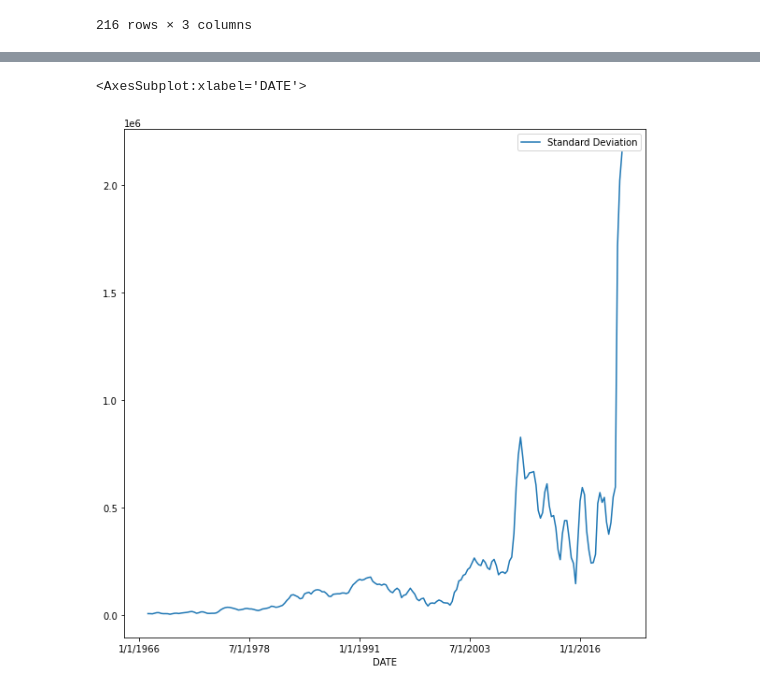
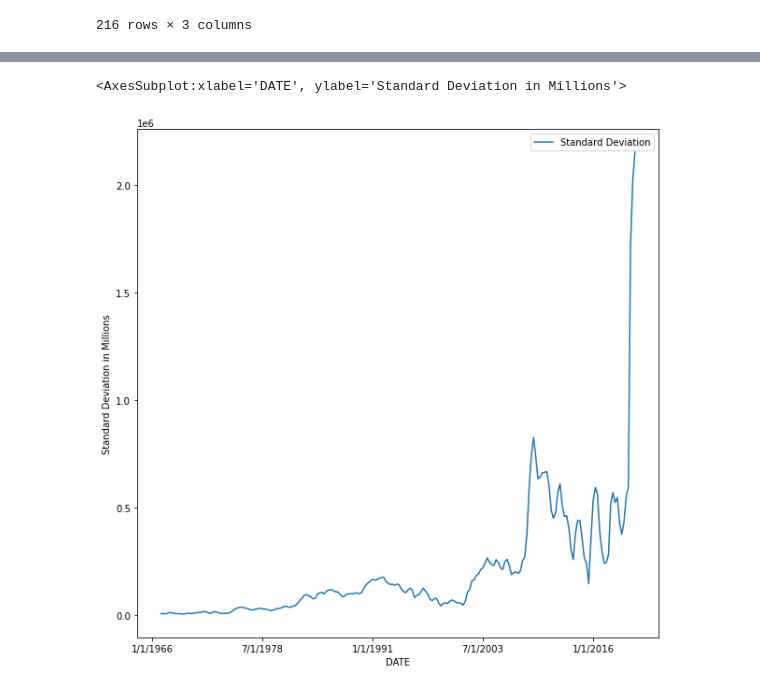
Before and after one commit to maddievanbrunt/EconProblemSet3, a Jupyter notebook: ProblemSet3.ipynb, the cells around one changed output, grey strips where cells are left out. Drawn from its saved outputs; the diff is of its cells as text; code cells hidden in the pictures.

```diff
--- a/ProblemSet3.ipynb
+++ b/ProblemSet3.ipynb
@@ -28,5 +27,5 @@ df.plot(figsize=(10,10), x="DATE", y=["Standard Deviation","GFDEBTN" ])
 # %%
-df.plot(figsize=(10,10), x="DATE", y=["Standard Deviation"])
+df.plot(figsize=(10,10), x="DATE", y=["Standard Deviation"], ylabel="Standard Deviation in Millions", title = "SDEV of US DEBT from 1966 to 2020")
 # %% [output]
-<AxesSubplot:xlabel='DATE'>
+<AxesSubplot:xlabel='DATE', ylabel='Standard Deviation in Millions'>
-[figure, old version]
+[figure, new version]
```
Also changed, not shown: parts of 1 cell of this notebook.
